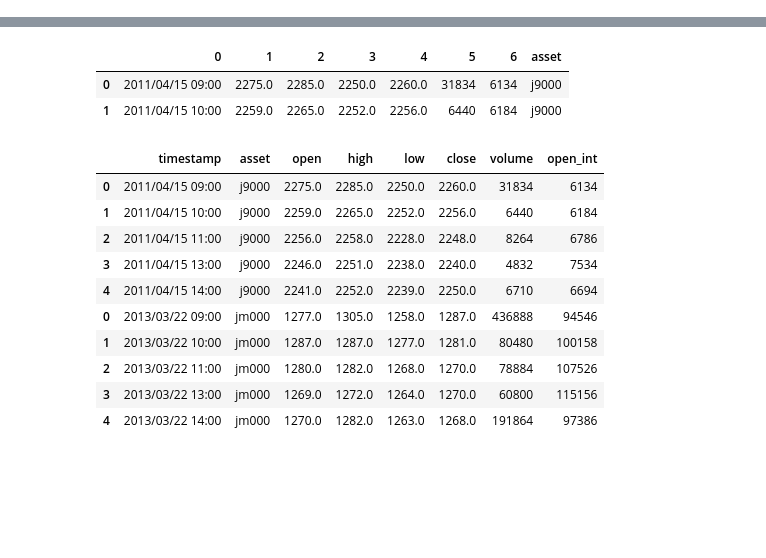
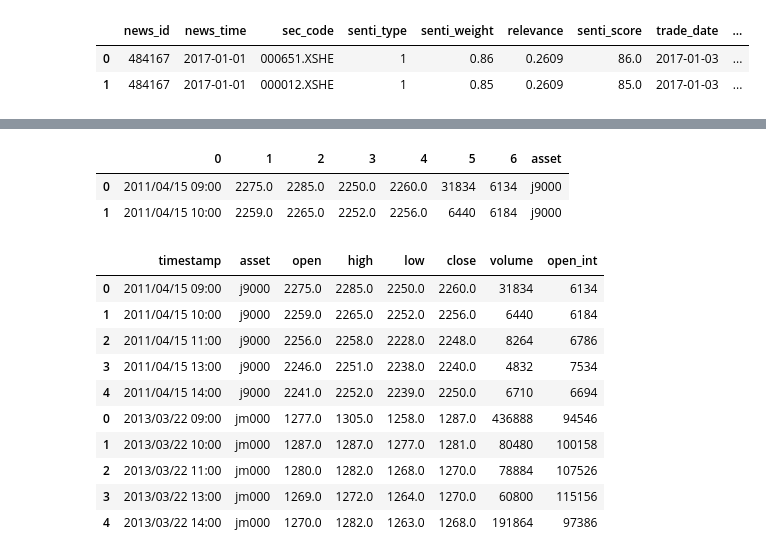
Before and after one commit to bradsun91/brad_public_workspace_mac, a Jupyter notebook: research_factors.ipynb, the cells around one changed output, grey strips where cells are left out. Cells and saved outputs as stored; diff of their text form; code cells hidden in the pictures; blank space fills up the shorter version.

```diff
--- a/research_factors.ipynb
+++ b/research_factors.ipynb
@@ -34,0 +18,8 @@ csf_kit.SAMPLE_SENTI_SCORE
+# %%
+sample = csf_kit.SAMPLE_SENTI_SCORE
+# %%
+sample.head(2)
+# %% [output]
+|  | news_id | news_time | sec_code | senti_type | senti_weight | relevance | senti_score | trade_date | ... |
+| 0 | 484167 | 2017-01-01 | 000651.XSHE | 1 | 0.86 | 0.2609 | 86.0 | 2017-01-03 | ... |
+| 1 | 484167 | 2017-01-01 | 000012.XSHE | 1 | 0.85 | 0.2609 | 85.0 | 2017-01-03 | ... |
```
Also changed, not shown: parts of 2 cells of this notebook.
